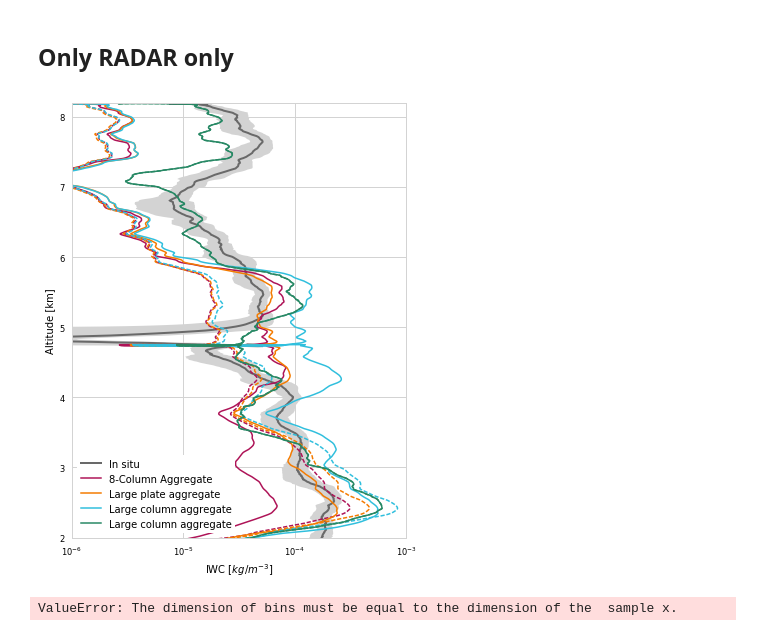
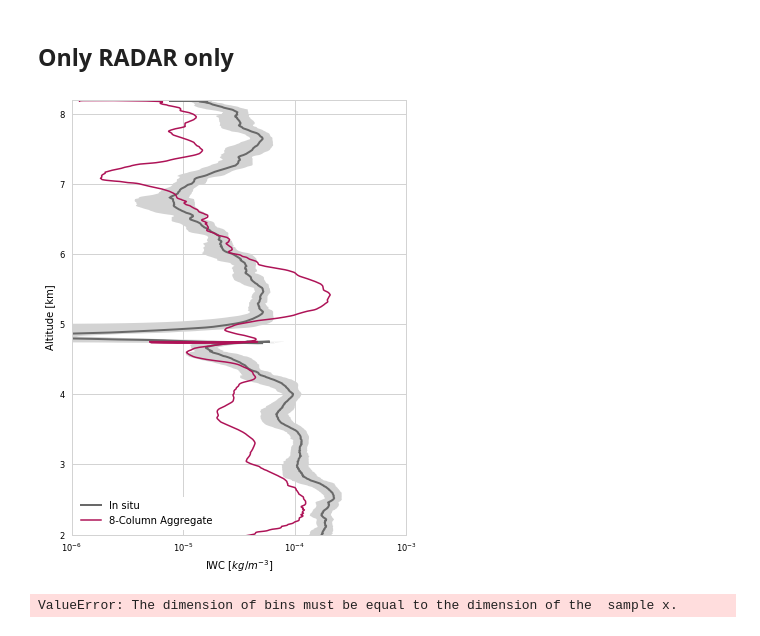
Before and after one commit to simonpf/ismar_combined, a Jupyter notebook: notebooks/results.ipynb, the cells around one changed output. Saved outputs shown, nothing was run; the diff lists cells and outputs as text; code cells hidden in the pictures.

```diff
--- a/notebooks/results.ipynb
+++ b/notebooks/results.ipynb
@@ -32,0 +11,4 @@ masked_array(
+# %%
+variables = ["ice_n0", "ice_dm", "rain_n0", "rain_dm", "cloud_water", "H2O"]
+variables += ["diagnostics", "yf_hamp_active", "yf_hamp_passive", "yf_ismar"]
+results = get_results(variables = variables)
@@ -381,47 +401,47 @@ hmc_c_ro = np.convolve(f((faam.nev_d, faam.nev_z)), k)
 # %%
 f, ax = plt.subplots(1, 1, figsize = (6, 8))
 i_start = 100
 i_end   = 1600
 
 x_nev  = hmc_nev[i_start : i_end]
 dx_nev = hmc_nev_sigma[i_start : i_end]
 y = nev_z[i_start : i_end] / 1e3
 
 ax.fill_betweenx(y, x_nev - dx_nev, x_nev + dx_nev, color = "lightgrey")
 ax.plot(x_nev, y, c = "dimgrey", lw = 2, label = "In situ")
 
 # 8-Column Aggregate
 ax.plot(hmc_8ca[i_start : i_end], y, c = "C0", label = "8-Column Aggregate")
-ax.plot(hmc_8ca_ro[i_start : i_end], y, ls = "--", c = "C0")
-
-# Large plate aggregate
-ax.plot(hmc_lpa[i_start : i_end], y, c = "C1", label = "Large plate aggregate")
-ax.plot(hmc_lpa_ro[i_start : i_end], y, c = "C1", ls = "--")
-
-# Large plate aggregate
-ax.plot(hmc_lca[i_start : i_end], y, c = "C2", label = "Large column aggregate")
-ax.plot(hmc_lca_ro[i_start : i_end], y, c = "C2", ls = "--")
-
-# Large plate aggregate
-ax.plot(hmc_c[i_start : i_end], y, c = "C3", label = "Large column aggregate")
-ax.plot(hmc_c[i_start : i_end], y, c = "C3", ls = "--")
+#ax.plot(hmc_8ca_ro[i_start : i_end], y, ls = "--", c = "C0")
+#
+## Large plate aggregate
+#ax.plot(hmc_lpa[i_start : i_end], y, c = "C1", label = "Large plate aggregate")
+#ax.plot(hmc_lpa_ro[i_start : i_end], y, c = "C1", ls = "--")
+#
+## Large plate aggregate
+#ax.plot(hmc_lca[i_start : i_end], y, c = "C2", label = "Large column aggregate")
+#ax.plot(hmc_lca_ro[i_start : i_end], y, c = "C2", ls = "--")
+#
+## Large plate aggregate
+#ax.plot(hmc_c[i_start : i_end], y, c = "C3", label = "Large column aggregate")
+#ax.plot(hmc_c[i_start : i_end], y, c = "C3", ls = "--")
 
 # Large column aggregate
 #ax.plot(hmc_lca[i_start : i_end], y, c = "C1")
 #ax.plot(hmc_lca_ro[i_start : i_end], y, c = "C1", ls = "--")
 
 
 
 ax.set_ylabel("Altitude [km]")
 
 ax.legend()
 ax.set_xlabel("IWC [$kg/m^{-3}$]")
 ax.set_xscale("log")
 ax.set_xlim(1e-6, 1e-3)
 ax.set_ylim(2, 8.2)
 f.savefig("../plots/iwc_in_situ.pdf", bbox_inches = "tight")
 # %% [output]
-[figure, old version]
+[figure, new version]
 # %%
 bins = np.logspace(-6, -3, 21)
 img, _, _ = np.histogram2d(faam.twc_ice / 1e3, hmc_nev, bins =bins)
```
Also changed, not shown: parts of 13 cells of this notebook, 6 other files.
